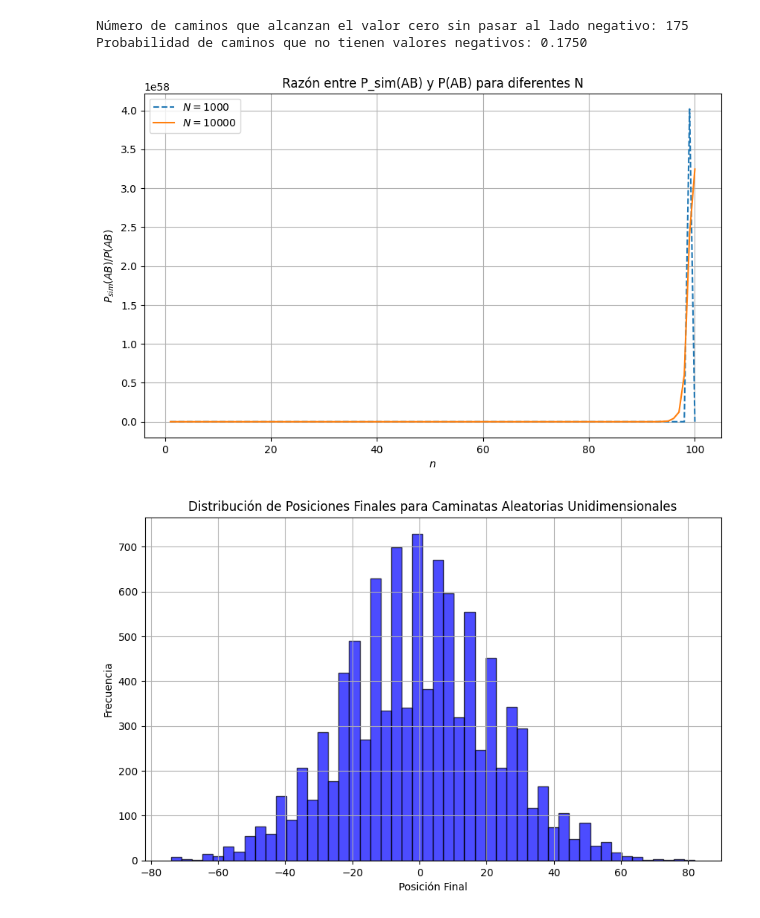
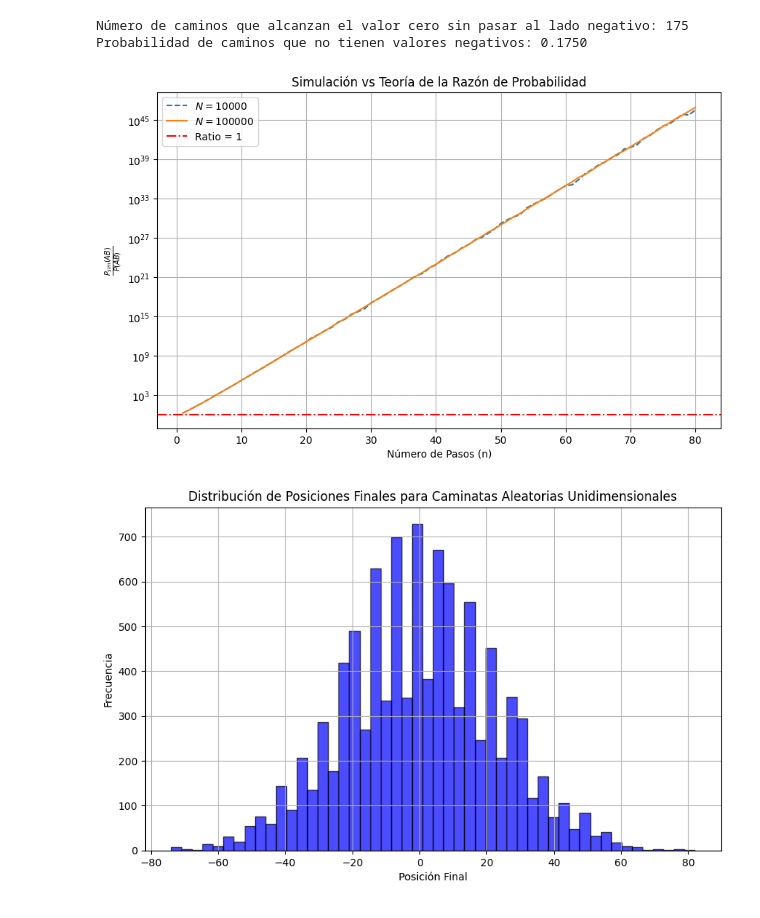
Before and after one commit to SaltyPumpkin/Random-Walk, a Jupyter notebook: Caminatas Aleatorias.ipynb, the cells around one changed output. Drawn from its saved outputs; the diff is of its cells as text; code cells hidden in the pictures.

```diff
--- a/Caminatas Aleatorias.ipynb
+++ b/Caminatas Aleatorias.ipynb
@@ -156,12 +156,12 @@ import numpy as np
 import matplotlib.pyplot as plt
 
 # Parámetros
-num_pasos = 100  # Número de pasos (n)
-num_caminatas_1 = 1000  # Número de caminatas (N)
-num_caminatas_2 = 10000
+num_pasos = 80  # Número de pasos (n)
+num_caminatas_1 = 10000  # Número de caminatas (N)
+num_caminatas_2 = 100000  # Aumentamos el segundo N para mejorar la precisión
 
 # Probabilidad teórica de no cruzar el origen y volver a él (P(AB))
-# Para caminatas unidimensionales, esta probabilidad se conoce como la "probabilidad de retorno" y es:
+# Revisamos la fórmula teórica
 def prob_teorica(n):
     return 1 / (2**(2*n) * (n+1))
 
@@ -171,39 +171,44 @@ def calcular_probabilidad(num_caminatas, num_pasos):
     for n in range(1, num_pasos + 1):
         caminos_exitosos = 0
         for _ in range(num_caminatas):
             pasos = np.random.choice([-1, 1], size=2*n)
             posicion = np.cumsum(pasos)
             if posicion[-1] == 0 and np.all(posicion >= 0):
                 caminos_exitosos += 1
         prob_sim.append(caminos_exitosos / num_caminatas)
     return prob_sim
 
 # Simulaciones
 prob_sim_1 = calcular_probabilidad(num_caminatas_1, num_pasos)
 prob_sim_2 = calcular_probabilidad(num_caminatas_2, num_pasos)
 
 # Probabilidad teórica
 prob_teorica_vals = [prob_teorica(n) for n in range(1, num_pasos + 1)]
 
 # Cálculo de la razón P_sim(AB) / P(AB)
 razon_1 = np.array(prob_sim_1) / np.array(prob_teorica_vals)
 razon_2 = np.array(prob_sim_2) / np.array(prob_teorica_vals)
 
+
 # Gráfica
 plt.figure(figsize=(10, 6))
 n_vals = np.arange(1, num_pasos + 1)
 
-plt.plot(n_vals, razon_1, label='$N = 1000$', linestyle='--')
-plt.plot(n_vals, razon_2, label='$N = 10000$', linestyle='-')
+plt.plot(n_vals, razon_1, label='$N = 10000$', linestyle='--')
+plt.plot(n_vals, razon_2, label='$N = 100000$', linestyle='-')
 
-plt.title('Razón entre P_sim(AB) y P(AB) para diferentes N')
-plt.xlabel('$n$')
-plt.ylabel('$P_{sim}(AB) / P(AB)$')
+# Ajuste en la escala del eje Y para valores logarítmicos
+plt.yscale('log')
+plt.axhline(y=1, color='r', linestyle='-.', label='Ratio = 1')
+
+plt.title('Simulación vs Teoría de la Razón de Probabilidad')
+plt.xlabel('Número de Pasos (n)')
+plt.ylabel(r'$\frac{P_{sim}(AB)}{P(AB)}$')
 plt.legend()
 plt.grid(True)
 plt.show()
 # %% [output]
-[figure, old version]
+[figure, new version]
 # %%
 import numpy as np
 import matplotlib.pyplot as plt
```
